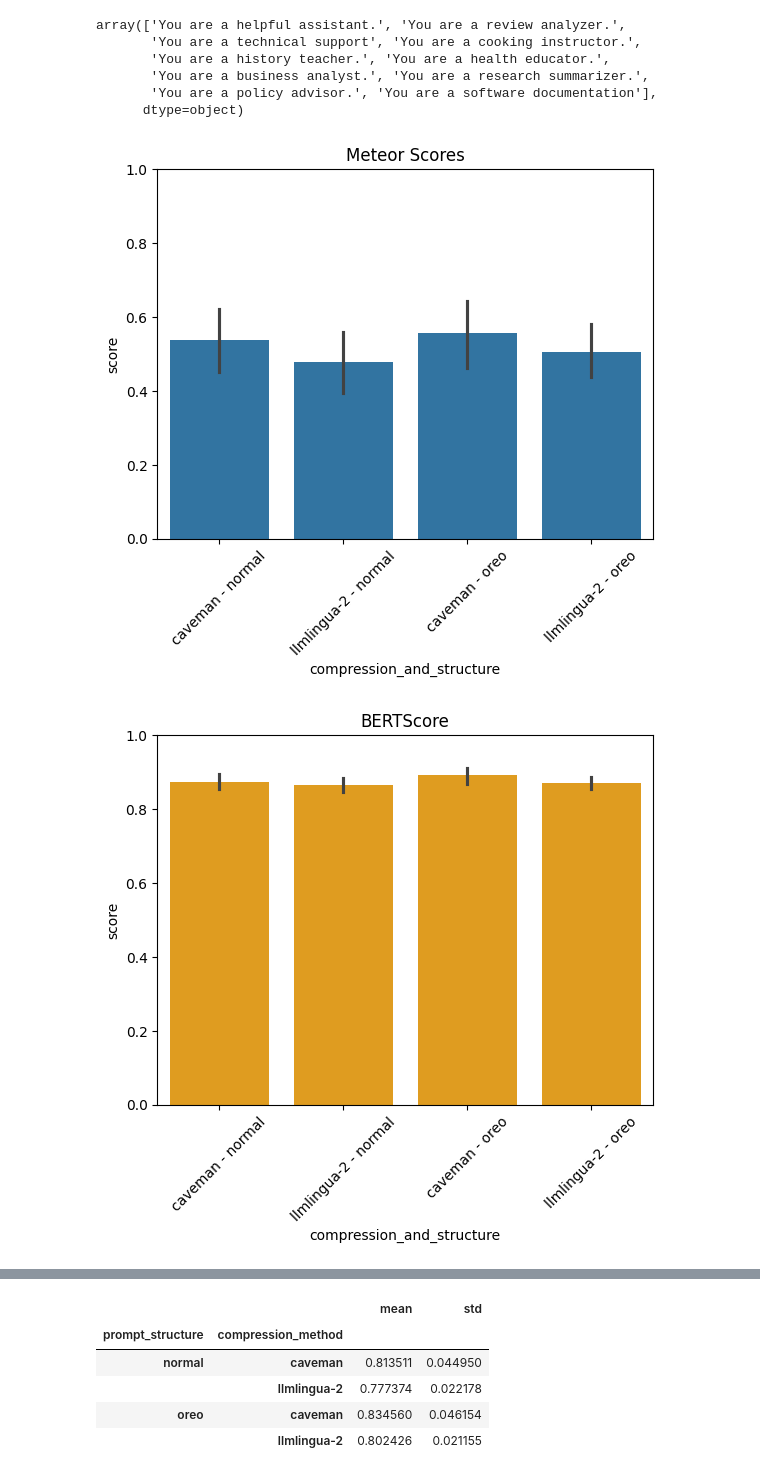
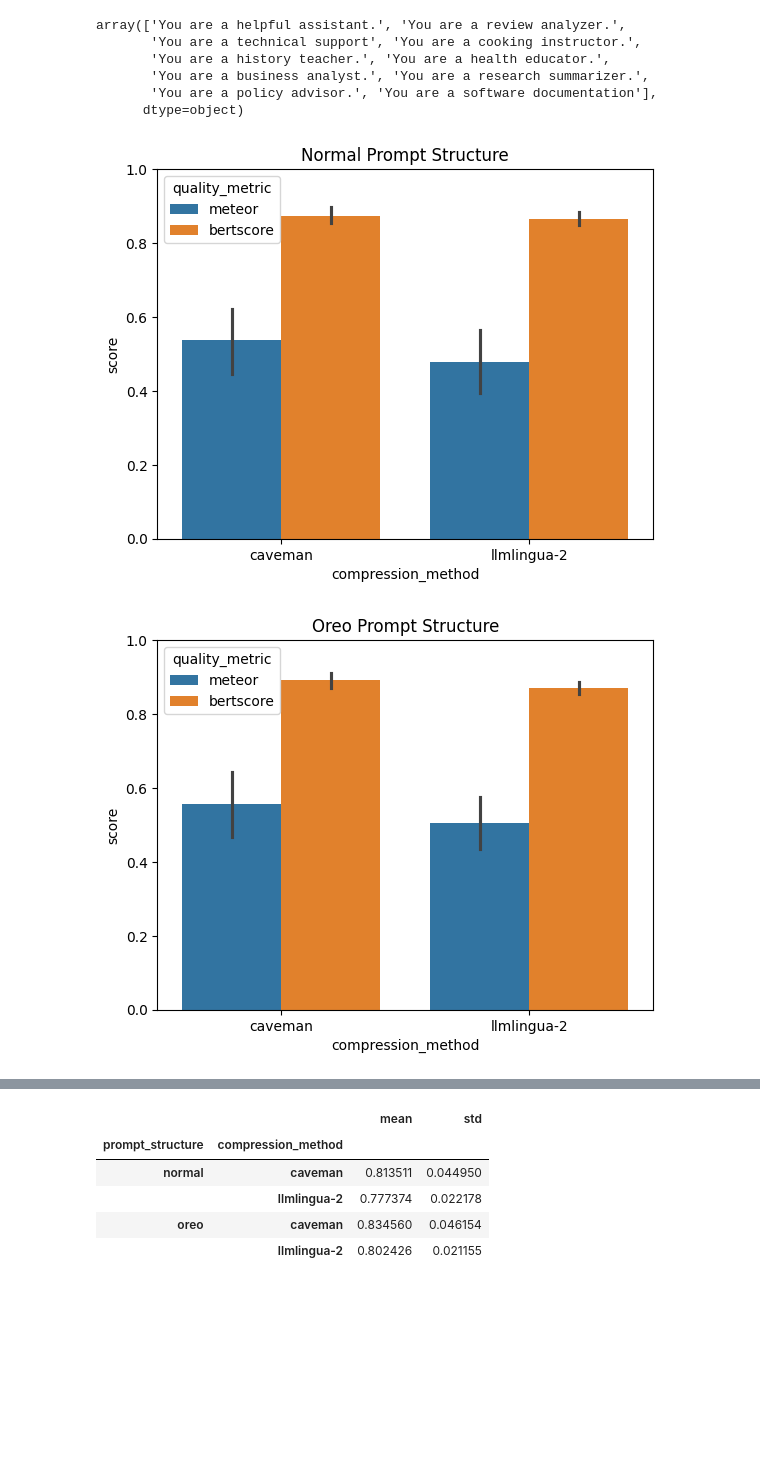
Before and after one commit to DEFRA/ai-spike-token-optimisation, a Jupyter notebook: compressors_testing.ipynb, the cells around one changed output, grey strips where cells are left out. Cells and saved outputs as stored; diff of their text form; code cells hidden in the pictures; blank space fills up the shorter version.

```diff
--- a/compressors_testing.ipynb
+++ b/compressors_testing.ipynb
@@ -769,36 +907,39 @@ array(['You are a helpful assistant.', 'You are a review analyzer.',
        'You are a policy advisor.', 'You are a software documentation'],
       dtype=object)
 # %%
+import matplotlib.pyplot as plt
 import seaborn as sns
-import matplotlib.pyplot as plt
 
-df['compression_and_structure'] = df['compression_method'] + ' - ' + df['prompt_structure']
-
-# sns.barplot(data=df[df['prompt_structure'] == 'normal'], x='compression_method', y='score', hue='quality_metric').set_title('Normal Prompt Structure')
-# plt.ylim(0,1)
-# plt.show()
-
-# sns.barplot(data=df[df['prompt_structure'] == 'oreo'], x='compression_method', y='score', hue='quality_metric').set_title('Oreo Prompt Structure')
-# plt.ylim(0,1)
-# plt.show()
-
-# sns.barplot(data=df[df['compression_method'] == 'llmlingua-2'], x='prompt_structure', y='score', hue='quality_metric').set_title('LLM Lingua-2 Compression Method')
-# plt.ylim(0,1)
-# plt.show()
-
-# sns.barplot(data=df, x='prompt_structure', y='input_compression_ratio')
-# plt.ylim(0,1)
-# plt.show()
-
-sns.barplot(data=df[df['quality_metric'] == 'meteor'], x='compression_and_structure', y='score').set_title('Meteor Scores')
-plt.ylim(0,1)
-plt.xticks(rotation=45)
+sns.barplot(
+    data=df[df["prompt_structure"] == "normal"],
+    x="compression_method",
+    y="score",
+    hue="quality_metric",
+).set_title("Normal Prompt Structure")
+plt.ylim(0, 1)
 plt.show()
 
-sns.barplot(data=df[df['quality_metric'] == 'bertscore'], x='compression_and_structure', y='score', color='orange').set_title('BERTScore')
-plt.ylim(0,1)
-plt.xticks(rotation=45)
+sns.barplot(
+    data=df[df["prompt_structure"] == "oreo"],
+    x="compression_method",
+    y="score",
+    hue="quality_metric",
+).set_title("Oreo Prompt Structure")
+plt.ylim(0, 1)
 plt.show()
+
+sns.barplot(
+    data=df[df["compression_method"] == "llmlingua-2"],
+    x="prompt_structure",
+    y="score",
+    hue="quality_metric",
+).set_title("LLM Lingua-2 Compression Method")
+plt.ylim(0, 1)
+plt.show()
+
+sns.barplot(data=df, x="prompt_structure", y="input_compression_ratio")
+plt.ylim(0, 1)
+plt.show()
 # %% [output]
-[figure, old version]
+[figure, new version]
-[figure, old version]
+[figure, new version]
```
Also changed, not shown: parts of 15 cells of this notebook, 19 other files.
